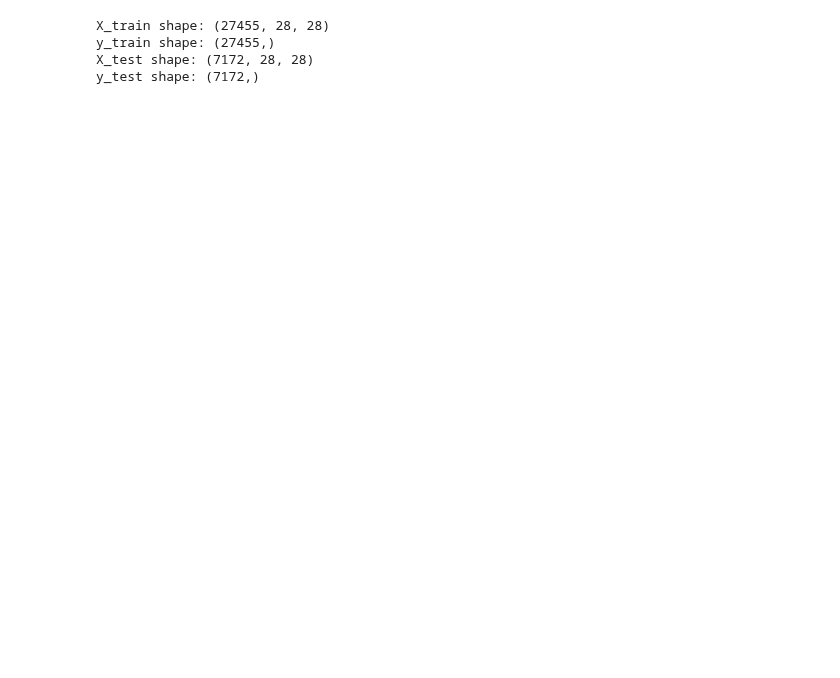
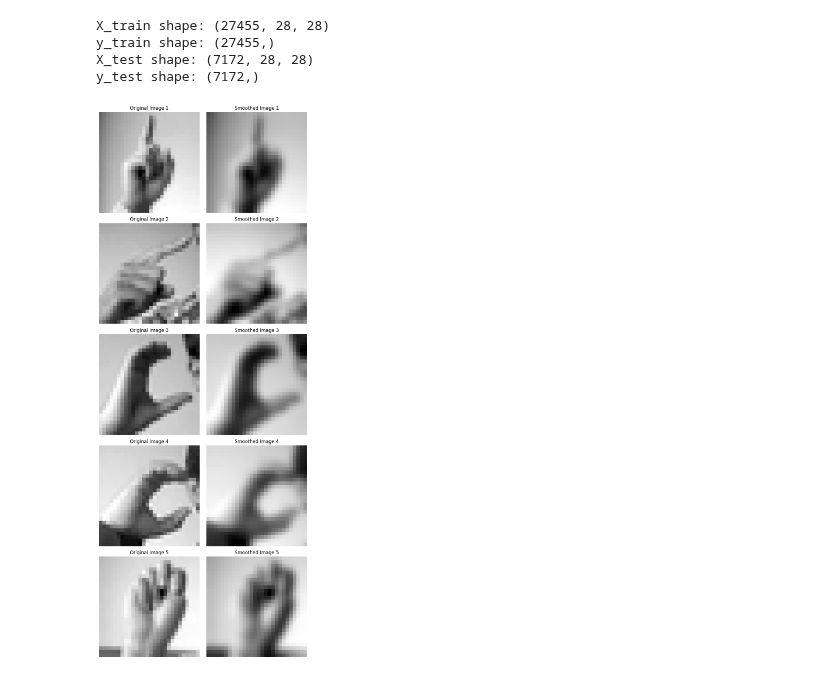
Before and after one commit to DataScienceAndEngineering/machine-learning-dse-i210-final-project-signlanguageclassification, a Jupyter notebook: notebooks/1.0-sk-histogram-with-direction.ipynb, the cells around one changed output. Drawn from its saved outputs; the diff is of its cells as text; code cells hidden in the pictures; blank space fills up the shorter version.

Commit message:
Added gaussian filter on the image

```diff
--- a/notebooks/1.0-sk-histogram-with-direction.ipynb
+++ b/notebooks/1.0-sk-histogram-with-direction.ipynb
@@ -32,3 +32,37 @@ X_train shape: (27455, 28, 28)
 y_train shape: (27455,)
 X_test shape: (7172, 28, 28)
 y_test shape: (7172,)
+# %%
+import numpy as np
+from scipy.ndimage import gaussian_filter
+
+# Define the standard deviation of the Gaussian filter
+sigma = 1
+
+# Apply the Gaussian filter to the training data
+X_train_smoothed = np.zeros(X_train.shape)
+for i in range(len(X_train)):
+    X_train_smoothed[i] = gaussian_filter(X_train[i], sigma)
+
+# Apply the Gaussian filter to the test data
+X_test_smoothed = np.zeros(X_test.shape)
+for i in range(len(X_test)):
+    X_test_smoothed[i] = gaussian_filter(X_test[i], sigma)
+# %%
+import matplotlib.pyplot as plt
+
+# Plot the original images and their smoothed versions
+fig, axs = plt.subplots(nrows=5, ncols=2, figsize=(8, 20))
+for i in range(5):
+    axs[i, 0].imshow(X_train[i], cmap='gray')
+    axs[i, 0].set_title(f"Original Image {i+1}")
+    axs[i, 0].axis('off')
+
+    axs[i, 1].imshow(X_train_smoothed[i], cmap='gray')
+    axs[i, 1].set_title(f"Smoothed Image {i+1}")
+    axs[i, 1].axis('off')
+
+plt.tight_layout()
+plt.show()
+# %% [output]
+[figure, added]
```
Also changed, not shown: parts of 1 cell of this notebook.
